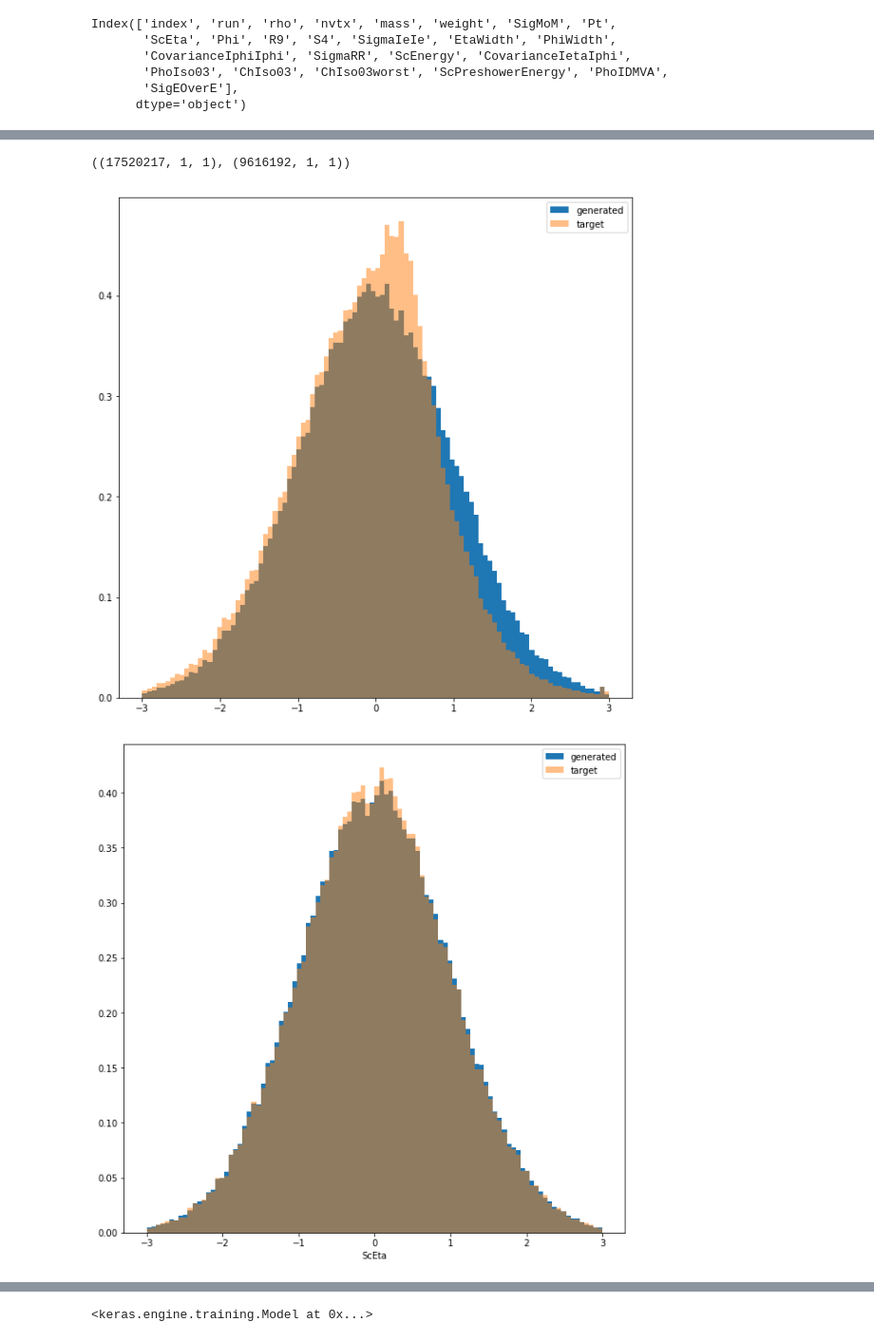
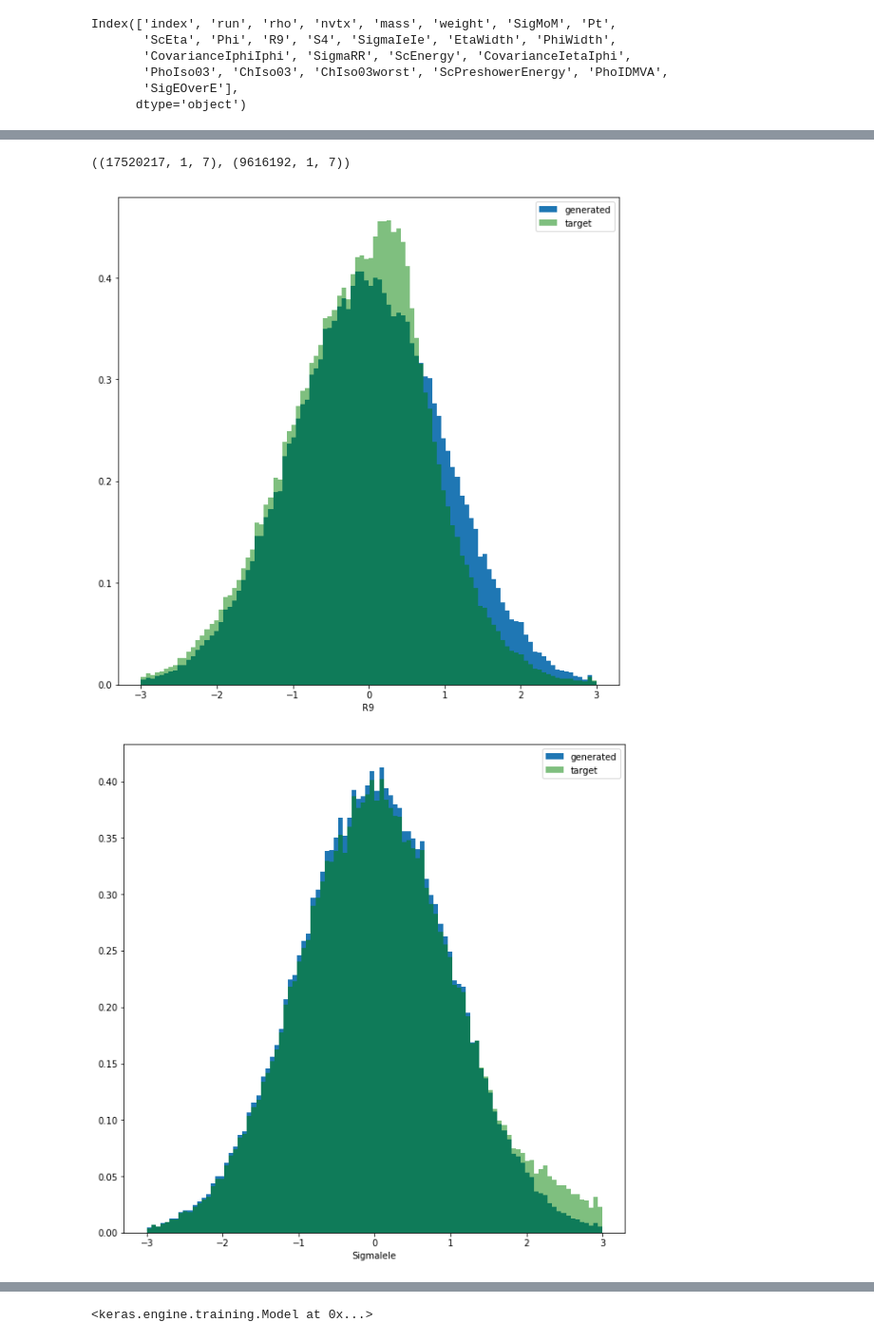
Before and after one commit to alberto-giampaolo/GAN, a Jupyter notebook: cms_zee_1D_conditional.ipynb, the cells around one changed output, grey strips where cells are left out. Shown at 95% size. Drawn from its saved outputs; the diff is of its cells as text; code cells hidden in the pictures.

```diff
--- a/cms_zee_1D_conditional.ipynb
+++ b/cms_zee_1D_conditional.ipynb
@@ -27,8 +27,9 @@ Index(['index', 'run', 'rho', 'nvtx', 'mass', 'weight', 'SigMoM', 'Pt',
        'SigEOverE'],
       dtype='object')
 # %%
-c_names = ['ScEta']#['Pt','ScEta']
-x_names = ['R9']
+c_names = ['Pt','ScEta','Phi','rho']
+x_names = ['R9','SigmaIeIe','S4','EtaWidth','PhiWidth','CovarianceIetaIphi',
+           'CovarianceIphiIphi', ]
 
 data_c = data[c_names]
 data_x = data[x_names]
@@ -69,18 +79,33 @@ data_c = scaler_c.transform(data_c).reshape(-1,1,len(c_names))
 # %%
 data_x.shape,mc_x.shape
 # %% [output]
-((17520217, 1, 1), (9616192, 1, 1))
+((17520217, 1, 7), (9616192, 1, 7))
 # %%
-plotting.plot_hists(data_x[:,0,0],mc_x[:,0,0],bins=100,range=[-3,3])
-plt.show()
+for ix in range(len(x_names)):
+    plotting.plot_hists(data_x[:,0,ix],mc_x[:,0,ix],bins=100,range=[-3,3])
+    plt.xlabel(x_names[ix])
+    plt.show()
 
-plotting.plot_hists(data_c[:,0,0],mc_c[:,0,0],bins=100,range=[-3,3])
-plt.xlabel(c_names[0])
-plt.show()
+for ic in range(len(c_names)):
+    plotting.plot_hists(data_c[:,0,ic],mc_c[:,0,ic],bins=100,range=[-3,3])
+    plt.xlabel(c_names[ic])
+    plt.show()
 
-# plotting.plot_hists(data_c[:,0,1],mc_c[:,0,1],bins=100,range=[-3,3])
-# plt.xlabel(c_names[1])
+# plotting.plot_hists(data_x[:,0,0],mc_x[:,0,0],bins=100,range=[-3,3])
+# plt.xlabel(x_names[0])
 # plt.show()
+
+# plotting.plot_hists(data_x[:,0,1],mc_x[:,0,1],bins=100,range=[-3,3])
+# plt.xlabel(x_names[1])
+# plt.show()
+
+# plotting.plot_hists(data_c[:,0,0],mc_c[:,0,0],bins=100,range=[-3,3])
+# plt.xlabel(c_names[0])
+# plt.show()
+
+# # plotting.plot_hists(data_c[:,0,1],mc_c[:,0,1],bins=100,range=[-3,3])
+# # plt.xlabel(c_names[1])
+# # plt.show()
 # %% [output]
-[figure, old version]
+[figure, new version]
-[figure, old version]
+[figure, new version]
```
Also changed, not shown: parts of 26 cells of this notebook.
